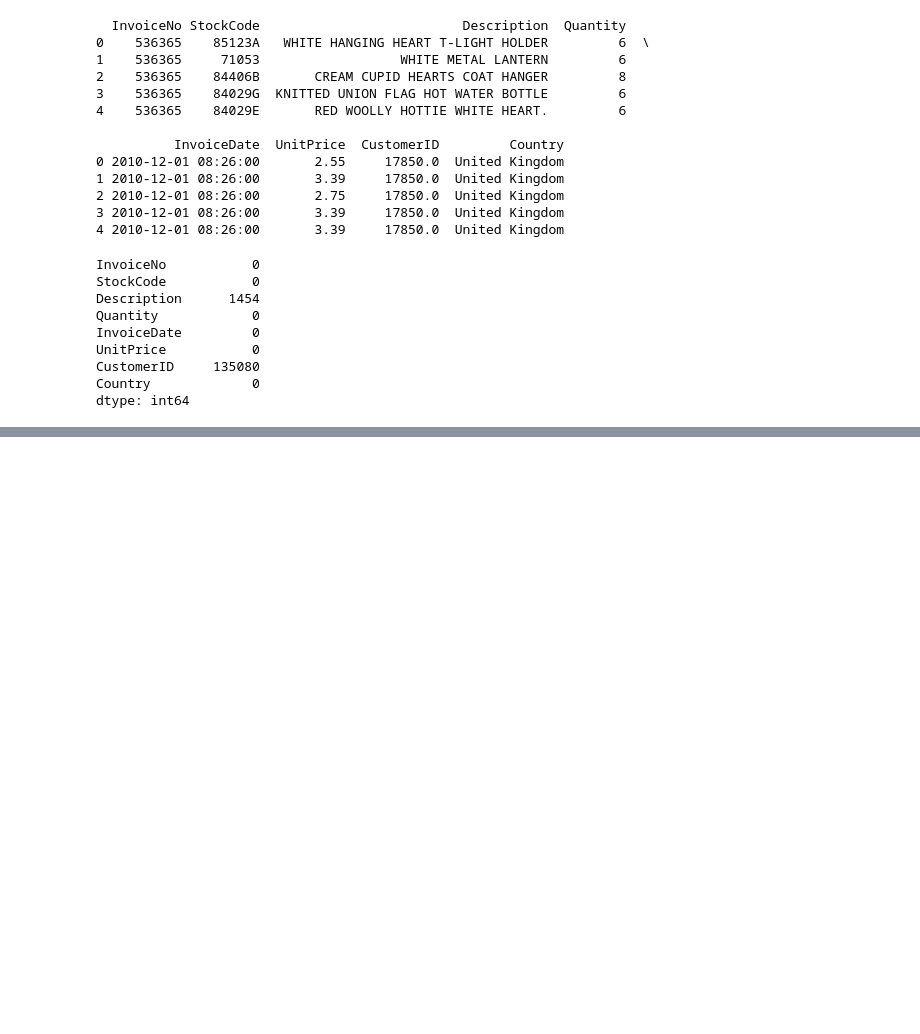
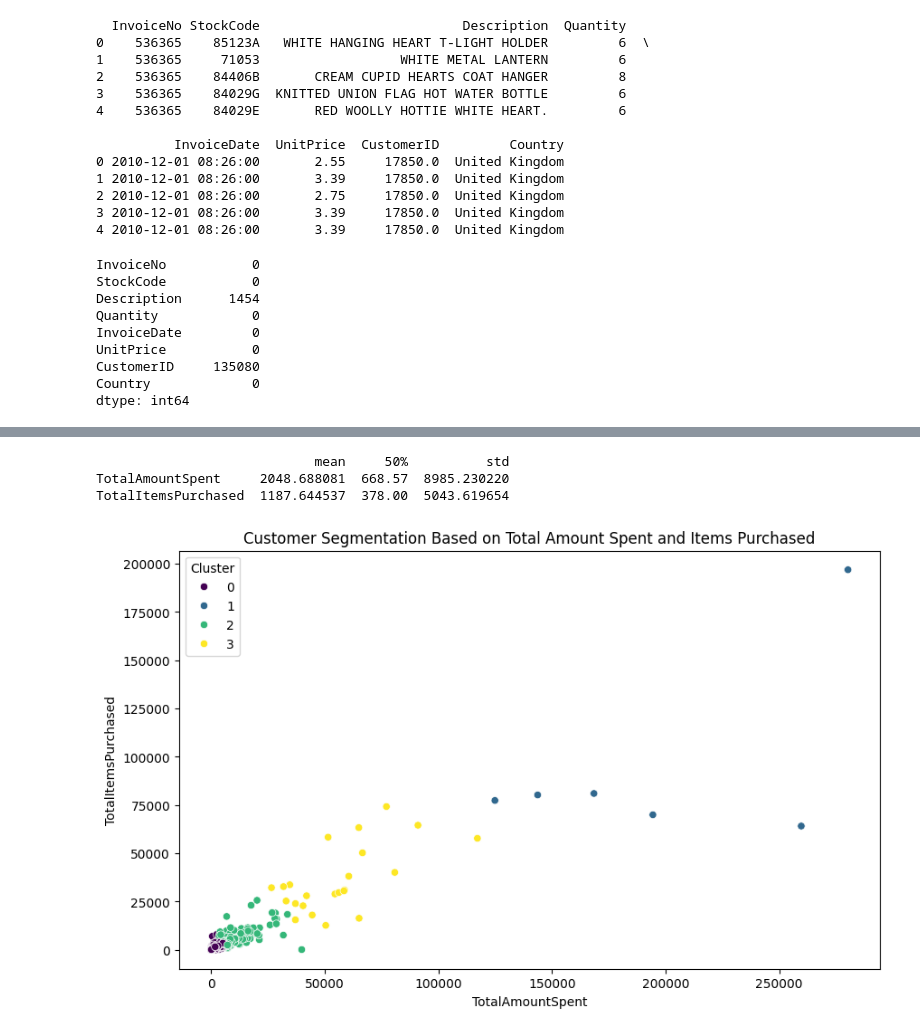
Before and after one commit to maitri0204/Python, a Jupyter notebook: Advanced_Python_Programming/Class-9/Code.ipynb, the cells around one changed output, grey strips where cells are left out. Drawn from its saved outputs; the diff is of its cells as text; code cells hidden in the pictures; blank space fills up the shorter version.

```diff
--- a/Advanced_Python_Programming/Class-9/Code.ipynb
+++ b/Advanced_Python_Programming/Class-9/Code.ipynb
@@ -97,0 +244,3 @@ None
+# %%
+data = pd.read_excel('Online_Retail.xlsx')
+print(data.head())
@@ -97,0 +273,4 @@ None
+# %%
+data = data.dropna()
+data = data.drop_duplicates()
+data = data[(data['Quantity'] > 0) & (data['UnitPrice'] > 0)]
@@ -97,0 +289,3 @@ None
+# %%
+data['TotalAmountSpent'] = data['Quantity'] * data['UnitPrice']
+data.describe()
@@ -97,0 +302,33 @@ None
+# %%
+customer_summary = data.groupby('CustomerID').agg(
+    TotalAmountSpent=pd.NamedAgg(column='TotalAmountSpent', aggfunc='sum'),
+    TotalItemsPurchased=pd.NamedAgg(column='Quantity', aggfunc='sum'),
+    LastPurchaseDate=pd.NamedAgg(column='InvoiceDate', aggfunc='max'),
+    AveragePurchaseValue=pd.NamedAgg(column='TotalAmountSpent', aggfunc='mean')
+).reset_index()
+
+# Print basic statistics for TotalAmountSpent and TotalItemsPurchased
+stats = customer_summary[['TotalAmountSpent', 'TotalItemsPurchased']].describe().T
+print(stats[['mean', '50%', 'std']])
+# %% [output]
+                            mean     50%          std
+TotalAmountSpent     2048.688081  668.57  8985.230220
+TotalItemsPurchased  1187.644537  378.00  5043.619654
+# %%
+# Select features for clustering
+features = customer_summary[['TotalAmountSpent', 'TotalItemsPurchased', 'AveragePurchaseValue']]
+
+# Apply KMeans with 4 clusters
+kmeans = KMeans(n_clusters=4, random_state=42)
+customer_summary['Cluster'] = kmeans.fit_predict(features)
+# Scatter plot to visualize clusters
+plt.figure(figsize=(10, 6))
+sns.scatterplot(
+    data=customer_summary,
+    x='TotalAmountSpent', y='TotalItemsPurchased',
+    hue='Cluster', palette='viridis'
+)
+plt.title('Customer Segmentation Based on Total Amount Spent and Items Purchased')
+plt.show()
+# %% [output]
+[figure, added]
```
Also changed, not shown: parts of 14 cells of this notebook, 5 other files.
